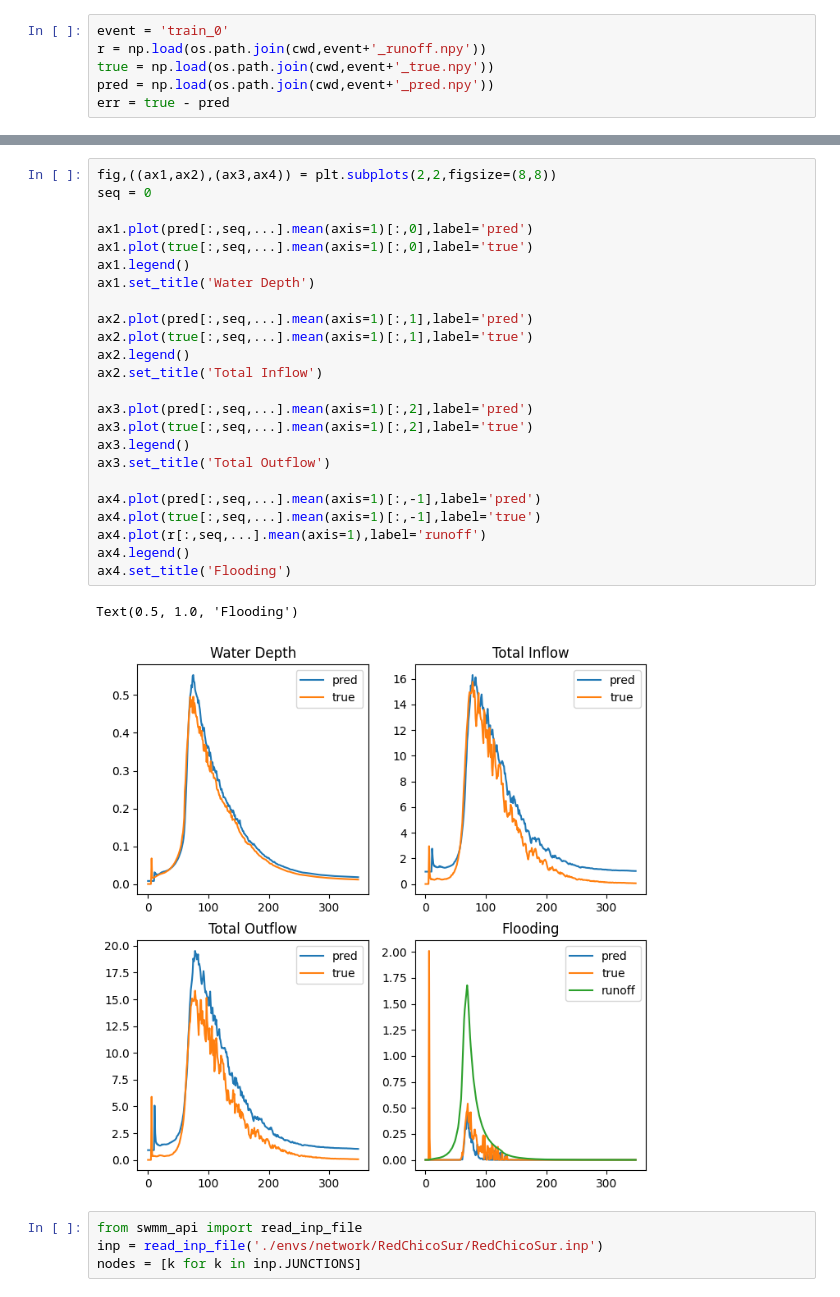
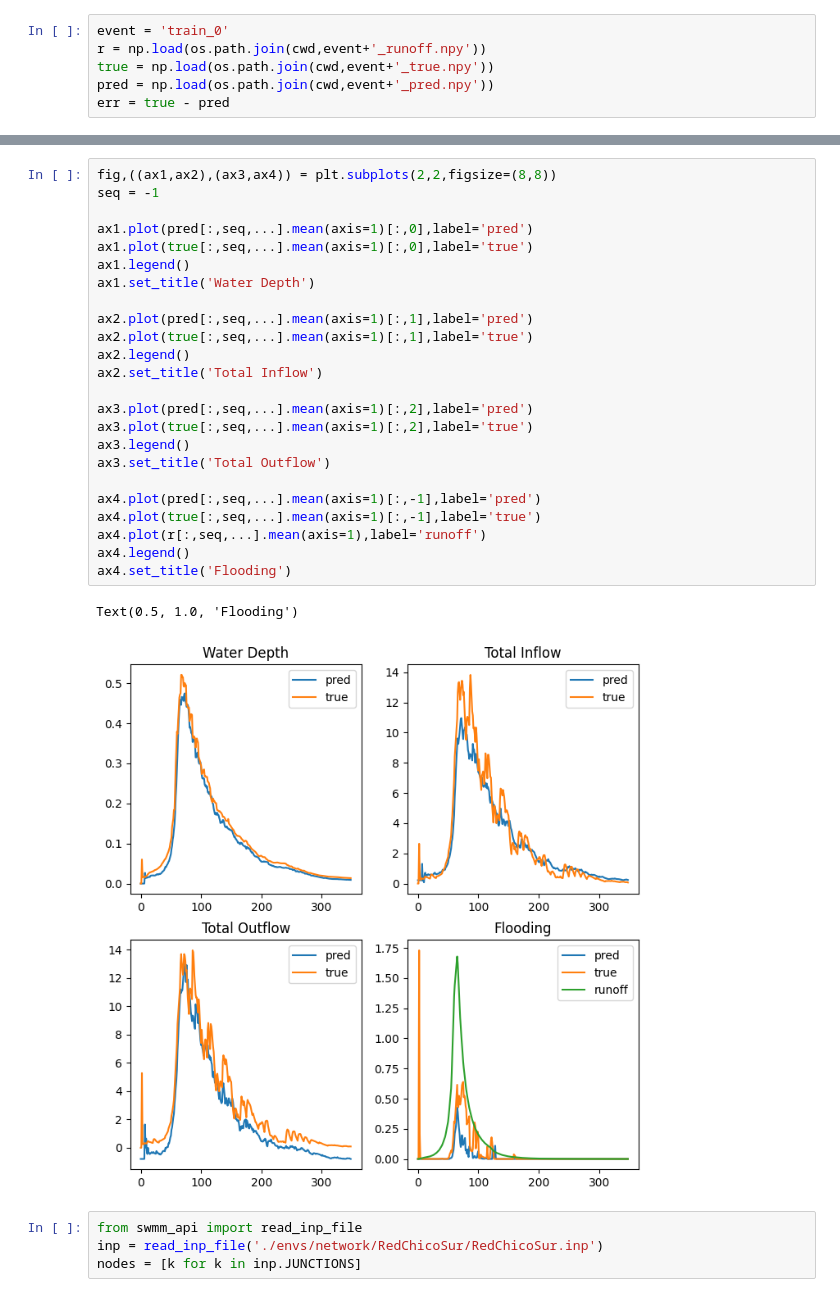
Before and after one commit to Zhiyu014/GNN-UDS, a Jupyter notebook: surrogate/test.ipynb, the cells around one changed output, grey strips where cells are left out. Saved outputs shown, nothing was run; the diff lists cells and outputs as text.

```diff
--- a/surrogate/test.ipynb
+++ b/surrogate/test.ipynb
@@ -207,30 +207,30 @@ for i,ax in enumerate(axes):
 # %%
 fig,((ax1,ax2),(ax3,ax4)) = plt.subplots(2,2,figsize=(8,8))
-seq = 0
+seq = -1
 
 ax1.plot(pred[:,seq,...].mean(axis=1)[:,0],label='pred')
 ax1.plot(true[:,seq,...].mean(axis=1)[:,0],label='true')
 ax1.legend()
 ax1.set_title('Water Depth')
 
 ax2.plot(pred[:,seq,...].mean(axis=1)[:,1],label='pred')
 ax2.plot(true[:,seq,...].mean(axis=1)[:,1],label='true')
 ax2.legend()
 ax2.set_title('Total Inflow')
 
 ax3.plot(pred[:,seq,...].mean(axis=1)[:,2],label='pred')
 ax3.plot(true[:,seq,...].mean(axis=1)[:,2],label='true')
 ax3.legend()
 ax3.set_title('Total Outflow')
 
 ax4.plot(pred[:,seq,...].mean(axis=1)[:,-1],label='pred')
 ax4.plot(true[:,seq,...].mean(axis=1)[:,-1],label='true')
 ax4.plot(r[:,seq,...].mean(axis=1),label='runoff')
 ax4.legend()
 ax4.set_title('Flooding')
 # %% [output]
 Text(0.5, 1.0, 'Flooding')
-[figure, old version]
+[figure, new version]
 # %%
 from swmm_api import read_inp_file
 inp = read_inp_file('./envs/network/RedChicoSur/RedChicoSur.inp')
```
Also changed, not shown: parts of 6 cells of this notebook, 14 other files.
